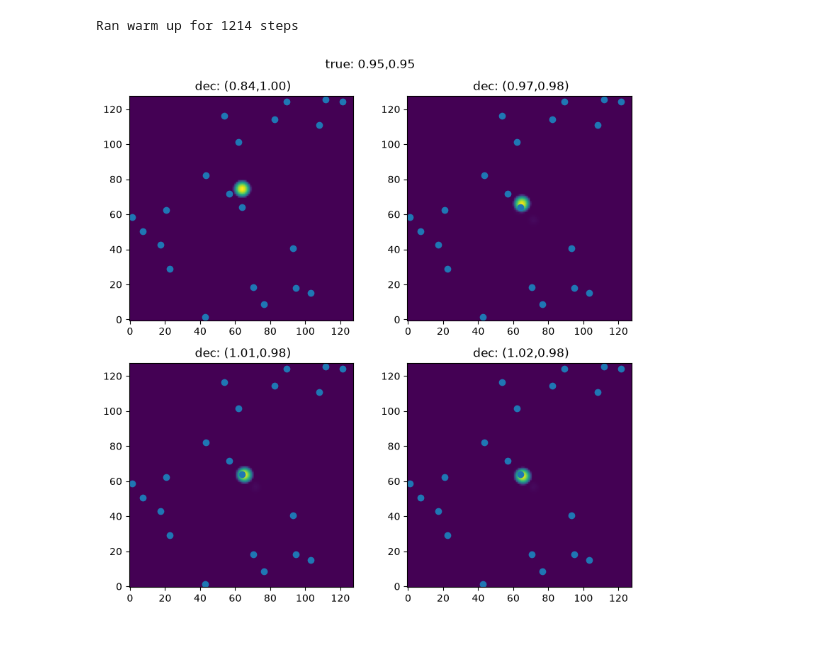
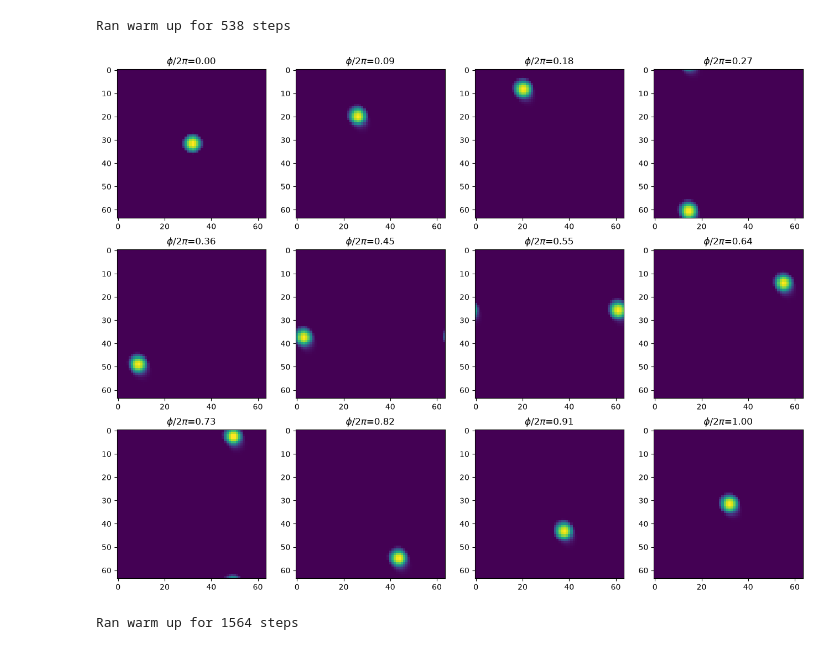
Before and after one commit to siaulich/grid-cells, a Jupyter notebook: notebooks/bat_flight_single_bump.ipynb, the cells around one changed output. Drawn from its saved outputs; the diff is of its cells as text; code cells hidden in the pictures.

Commit message:
generalise revolution speed

```diff
--- a/notebooks/bat_flight_single_bump.ipynb
+++ b/notebooks/bat_flight_single_bump.ipynb
@@ -231,56 +10,47 @@ anchors = np.concat([anchors, np.array([np.pi, np.pi])[np.newaxis, :]])
 # %%
 ## Simulation parameters:
-n_min_plots = 4
+n_min_plots = 10
 dt = 0.5e-3
-n = 128
+n = 64
 
-net = HeadDirection(n=n, dt=dt, use_single_bump=True)
-
-
-def make_anchor_weight(anchor, sigma=0.25):
-    def weight_func(position):
-        err = angular_error(position, anchor)
-        d2 = np.sum(err**2)
-        return np.exp(-d2 / (2 * sigma**2))
-
-    return weight_func
-
-
-for anchor in anchors:
-    net.add_anchor_point(
-        weight_func=make_anchor_weight(anchor, sigma=0.1),
-        strength=0.1,
-        mask=net.encode_orientation(anchor, width=0.1),
-    )
-
-
-error = 0.5
-net.s = net.encode_orientation([np.pi - error, np.pi])
-
+net = ToroidZhang1996(n=n, dt=dt, periodicity=18, revolutions=(2,0), use_single_bump=True)
+net.s[n//2,n//2] = 10
 net.warm_up()
 ncols = np.int64(np.ceil(np.sqrt(n_min_plots)))
 nrows = np.int64(np.ceil(n_min_plots / ncols))
 n_plots = nrows * ncols
 fig, ax = plt.subplots(nrows, ncols, figsize=(4 * ncols, 4 * nrows))
 ax = ax.flatten()
-n_steps = 1000
+phi = 0
+omega = 5
+n_steps = int((2 * np.pi) / omega / dt)
 records = np.linspace(0, n_steps - 1, n_plots, dtype=int)
 plot_counter = 0
 time = 0
-true_angle = np.array([np.pi - error / 3, np.pi - error / 3])
+
+
 for step_iter in range(n_steps):
     if step_iter == records[plot_counter]:
-        ax[plot_counter].imshow(net.s, origin="lower")
-        phi_decoded, theta_decoded = net.decode_orientation()
-        ax[plot_counter].set_title(
-            r" dec: " + f"({phi_decoded/np.pi:.2f},{theta_decoded/np.pi:.2f})"
-        )
-        ax[plot_counter].scatter(*(1 - anchors.T / (2 * np.pi)) * n)
+        ax[plot_counter].imshow(net.s)
+        ax[plot_counter].set_title(f"$\\phi/2\\pi$={phi/(2*np.pi):.2f}")
         plot_counter += 1
-    net.step(0, 0, pos=true_angle)
+
+    net.step(omega, omega)
+    phi += omega * dt
     time += dt
-fig.suptitle(r"true: " + f"{true_angle[0]/np.pi:.2f},{true_angle[1]/np.pi:.2f}")
-fig.tight_layout()
 # %% [output]
-Ran warm up for 1214 steps
+Ran warm up for 538 steps
-[figure, old version]
+[figure, new version]
+# %%
+T = 400
+dt = 0.5e-3
+n = 64
+net = ToroidZhang1996(n=n, dt=dt, periodicity=18, revolutions=(1,1.5),use_single_bump=True)
+net.warm_up()
+bat_flight = generate_bat_flight(T=T, dt=dt)
+n_steps = bat_flight["pos"].shape[0]
+recorded_cells = list(np.random.randint(0, n - 1, size=(9, 2)))
+
+recording = net.run_simulation(bat_flight["dir_vel"])
+# %% [output]
+Ran warm up for 1564 steps
```
Also changed, not shown: parts of 11 cells of this notebook, 4 other files.
